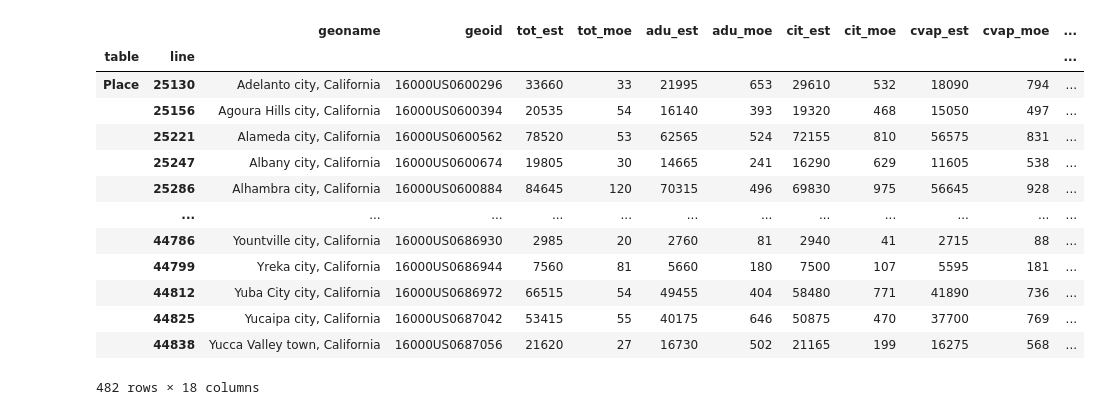
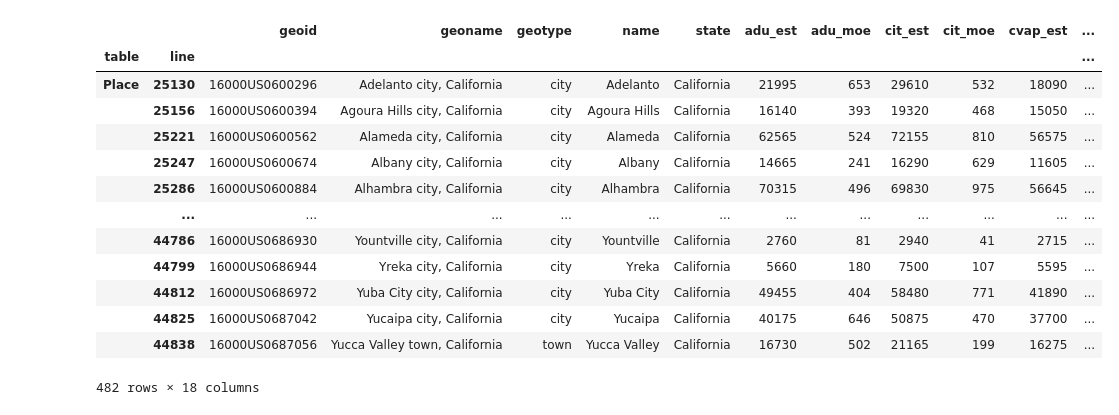
Before and after one commit to ic-institute/democracy-deserts, a Jupyter notebook: notebooks/build-ca-cities-data.ipynb, the cells around one changed output. Saved outputs shown, nothing was run; the diff lists cells and outputs as text; code cells hidden in the pictures.

```diff
--- a/notebooks/build-ca-cities-data.ipynb
+++ b/notebooks/build-ca-cities-data.ipynb
@@ -17,22 +21,24 @@ df = load_cvap_data('Place', pre_filter=pre_filter, filter=filter)
 # %%
 # add extra columns
 add_dvap_columns(df)
 add_geo_columns(df)
 add_has_charter_column(df, charter_cities)
+df = with_columns_sorted(df)
+df
 # %% [output]
-|  |  | geoname | geoid | tot_est | tot_moe | adu_est | adu_moe | cit_est | cit_moe | cvap_est | cvap_moe | ... |
+|  |  | geoid | geoname | geotype | name | state | adu_est | adu_moe | cit_est | cit_moe | cvap_est | ... |
 | table | line |  |  |  |  |  |  |  |  |  |  | ... |
-| Place | 25130 | Adelanto city, California | 16000US0600296 | 33660 | 33 | 21995 | 653 | 29610 | 532 | 18090 | 794 | ... |
-|  | 25156 | Agoura Hills city, California | 16000US0600394 | 20535 | 54 | 16140 | 393 | 19320 | 468 | 15050 | 497 | ... |
-|  | 25221 | Alameda city, California | 16000US0600562 | 78520 | 53 | 62565 | 524 | 72155 | 810 | 56575 | 831 | ... |
-|  | 25247 | Albany city, California | 16000US0600674 | 19805 | 30 | 14665 | 241 | 16290 | 629 | 11605 | 538 | ... |
-|  | 25286 | Alhambra city, California | 16000US0600884 | 84645 | 120 | 70315 | 496 | 69830 | 975 | 56645 | 928 | ... |
+| Place | 25130 | 16000US0600296 | Adelanto city, California | city | Adelanto | California | 21995 | 653 | 29610 | 532 | 18090 | ... |
+|  | 25156 | 16000US0600394 | Agoura Hills city, California | city | Agoura Hills | California | 16140 | 393 | 19320 | 468 | 15050 | ... |
+|  | 25221 | 16000US0600562 | Alameda city, California | city | Alameda | California | 62565 | 524 | 72155 | 810 | 56575 | ... |
+|  | 25247 | 16000US0600674 | Albany city, California | city | Albany | California | 14665 | 241 | 16290 | 629 | 11605 | ... |
+|  | 25286 | 16000US0600884 | Alhambra city, California | city | Alhambra | California | 70315 | 496 | 69830 | 975 | 56645 | ... |
 |  | ... | ... | ... | ... | ... | ... | ... | ... | ... | ... | ... | ... |
-|  | 44786 | Yountville city, California | 16000US0686930 | 2985 | 20 | 2760 | 81 | 2940 | 41 | 2715 | 88 | ... |
-|  | 44799 | Yreka city, California | 16000US0686944 | 7560 | 81 | 5660 | 180 | 7500 | 107 | 5595 | 181 | ... |
-|  | 44812 | Yuba City city, California | 16000US0686972 | 66515 | 54 | 49455 | 404 | 58480 | 771 | 41890 | 736 | ... |
-|  | 44825 | Yucaipa city, California | 16000US0687042 | 53415 | 55 | 40175 | 646 | 50875 | 470 | 37700 | 769 | ... |
-|  | 44838 | Yucca Valley town, California | 16000US0687056 | 21620 | 27 | 16730 | 502 | 21165 | 199 | 16275 | 568 | ... |
+|  | 44786 | 16000US0686930 | Yountville city, California | city | Yountville | California | 2760 | 81 | 2940 | 41 | 2715 | ... |
+|  | 44799 | 16000US0686944 | Yreka city, California | city | Yreka | California | 5660 | 180 | 7500 | 107 | 5595 | ... |
+|  | 44812 | 16000US0686972 | Yuba City city, California | city | Yuba City | California | 49455 | 404 | 58480 | 771 | 41890 | ... |
+|  | 44825 | 16000US0687042 | Yucaipa city, California | city | Yucaipa | California | 40175 | 646 | 50875 | 470 | 37700 | ... |
+|  | 44838 | 16000US0687056 | Yucca Valley town, California | town | Yucca Valley | California | 16730 | 502 | 21165 | 199 | 16275 | ... |
 482 rows × 18 columns
 # %%
 df.to_csv('output/ca-cities.csv')
```
Also changed, not shown: parts of 1 cell of this notebook, 4 other files.
